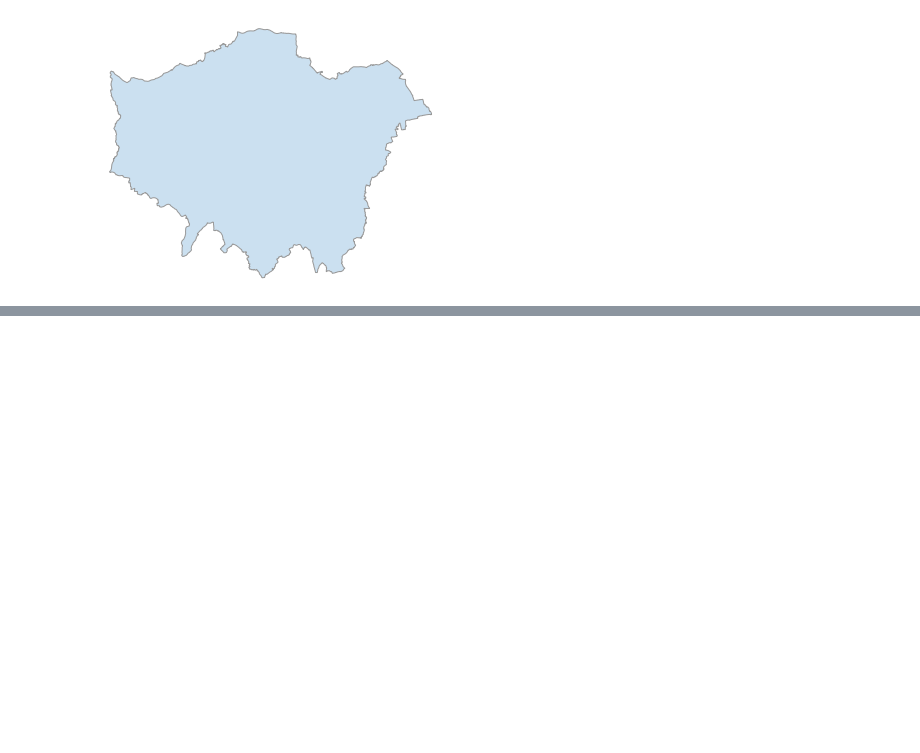
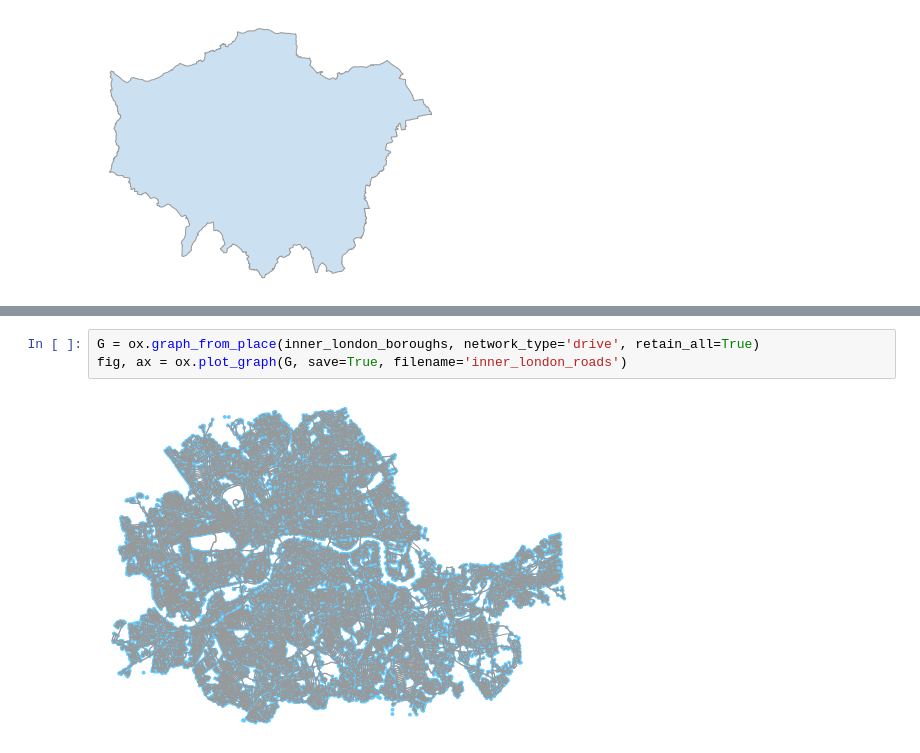
Before and after one commit to nicoleleman/30MapChallenge, a Jupyter notebook: Exploring OSMNX.ipynb, the cells around one changed output, grey strips where cells are left out. Drawn from its saved outputs; the diff is of its cells as text; blank space fills up the shorter version.

```diff
--- a/Exploring OSMNX.ipynb
+++ b/Exploring OSMNX.ipynb
@@ -36,0 +80,5 @@ KeyboardInterrupt:
+# %%
+G = ox.graph_from_place(inner_london_boroughs, network_type='drive', retain_all=True)
+fig, ax = ox.plot_graph(G, save=True, filename='inner_london_roads')
+# %% [output]
+[figure, added]
```
Also changed, not shown: parts of 10 cells of this notebook.
